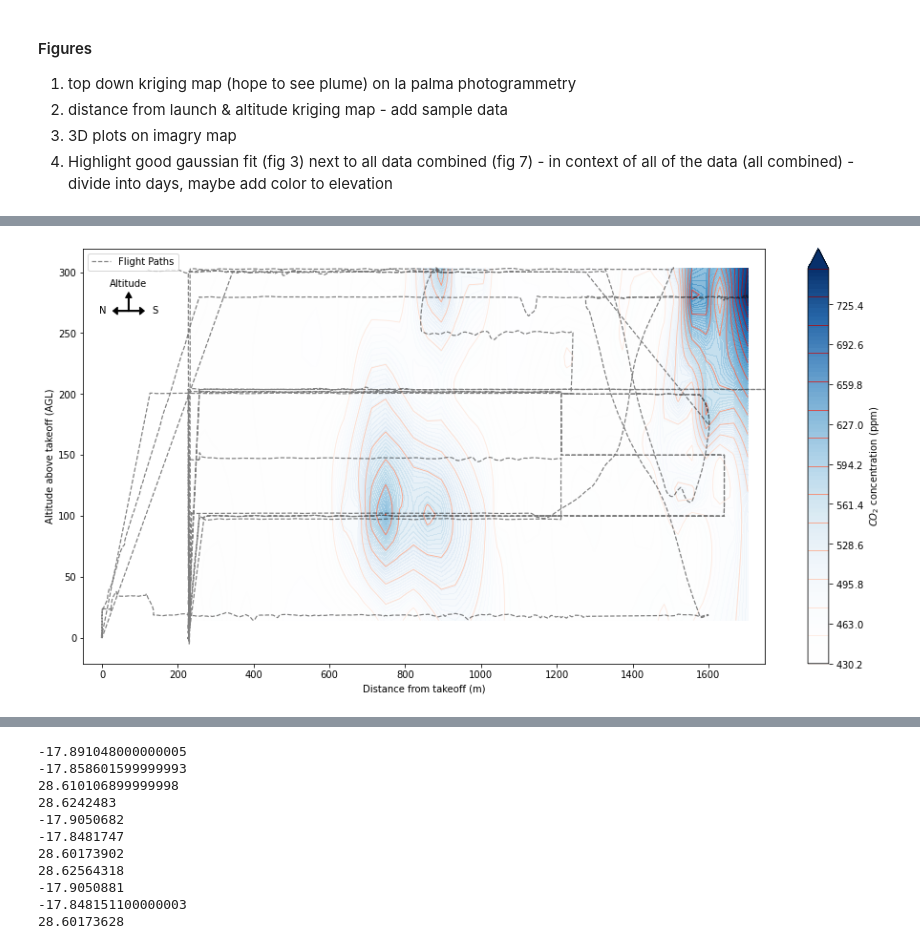
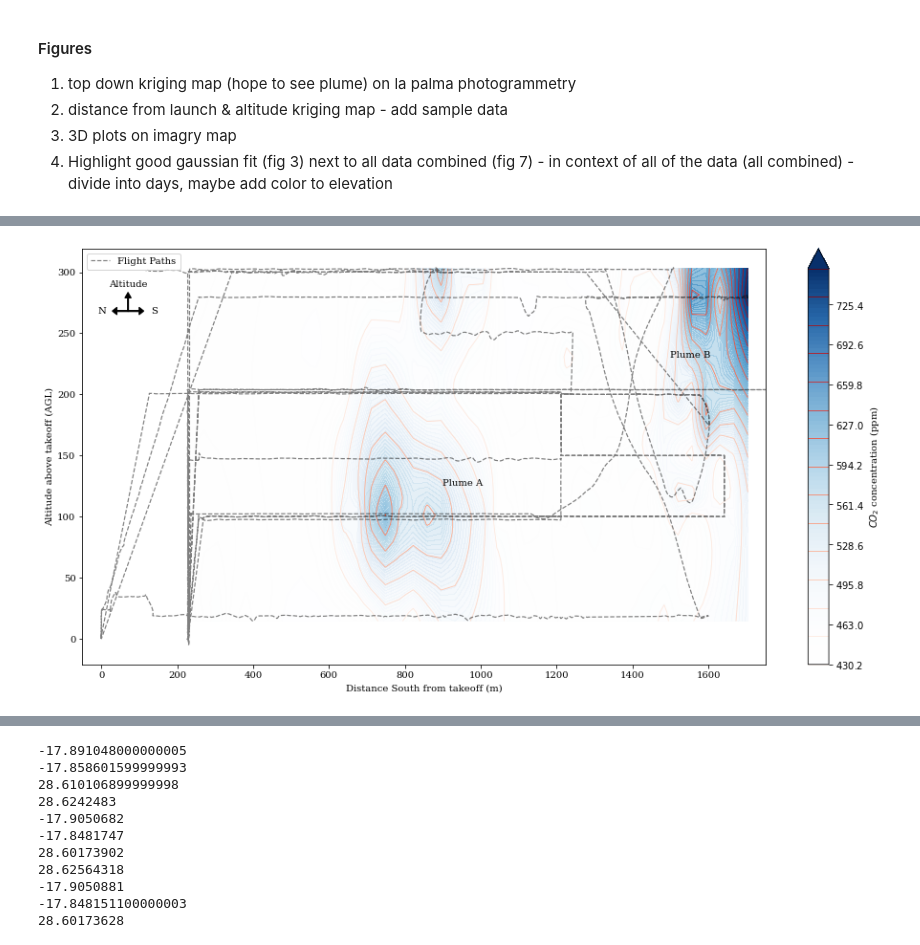
Before and after one commit to BCLab-UNM/lapalma-expedition, a Jupyter notebook: La Palma Nov 2021.ipynb, the cells around one changed output, grey strips where cells are left out. Drawn from its saved outputs; the diff is of its cells as text; code cells hidden in the pictures.

```diff
--- a/La Palma Nov 2021.ipynb
+++ b/La Palma Nov 2021.ipynb
@@ -16,6 +16,11 @@ from rasterio.plot import show
 from scipy import optimize
 import datetime as dt
 import matplotlib.transforms as transforms
+from matplotlib import pyplot as plt
+plt.rcParams.update({
+    'text.usetex': False,
+    'font.family': 'serif',
+})
 
 module_path = os.path.abspath('..')
 if module_path not in sys.path:
@@ -256,6 +276,4 @@ plt.savefig("lat_lon_krig.pdf", format="pdf", dpi=300)
 # %%
-
-
 def add_alt_compass(plt, ax) :
 
     x_unit = (plt.xlim()[1] - plt.xlim()[0]) * 0.04
@@ -297,35 +315,39 @@ def display_altitude_distance_krig(name, starting_position, readings, all_data,
         lat_diff = (starting_position.lat - d.lat) * (earthCircumference / 360) * math.cos(starting_position.lat * 0.01745)
         lon_diff = (starting_position.lon - d.lon) * (earthCircumference / 360)
         distance = lat_diff
         path_distance.append(distance)
         path_alt.append(d.alt - starting_position.alt)
         co2.append(float(d.value))
 
     ax.plot(path_distance, path_alt, color='k', linestyle='--', lw=1.2, alpha=0.5, label="Flight Paths")
 
 #     zoom_to_data(ax, readings)
 #     geo_axis_format(ax)
     if addons is not None:
         addons(plt, fig, ax)
 
     ax.legend(loc="upper left")
 
     add_alt_compass(plt, ax)
 
     ax.set_xlim(-50, 1750)
 
 
-    ax.set_xlabel('Distance from takeoff (m)')
+    ax.annotate("Plume A", [900, 125])
+    ax.annotate("Plume B", [1500, 230])
+
+
+    ax.set_xlabel('Distance South from takeoff (m)')
     ax.set_ylabel('Altitude above takeoff (AGL)')
     ax.plot()
 
 minco2 = min([reading.value for reading in combined_data])
 maxco2 = max([reading.value for reading in combined_data]) / 1.6
 
 display_altitude_distance_krig('lapalma_combined2', lapalma_flight6[0], combined_data, all_data)
 plt.savefig("altitude_krig.pdf", format="pdf")
 # %% [output]
-[figure, old version]
+[figure, new version]
 # %%
 def render_distance_data(starting_position, data, ambient, title, ax, limit_distance=None, legend=True, use_max=False):
     total = 0
```
Also changed, not shown: parts of 6 cells of this notebook, 1 other file.
